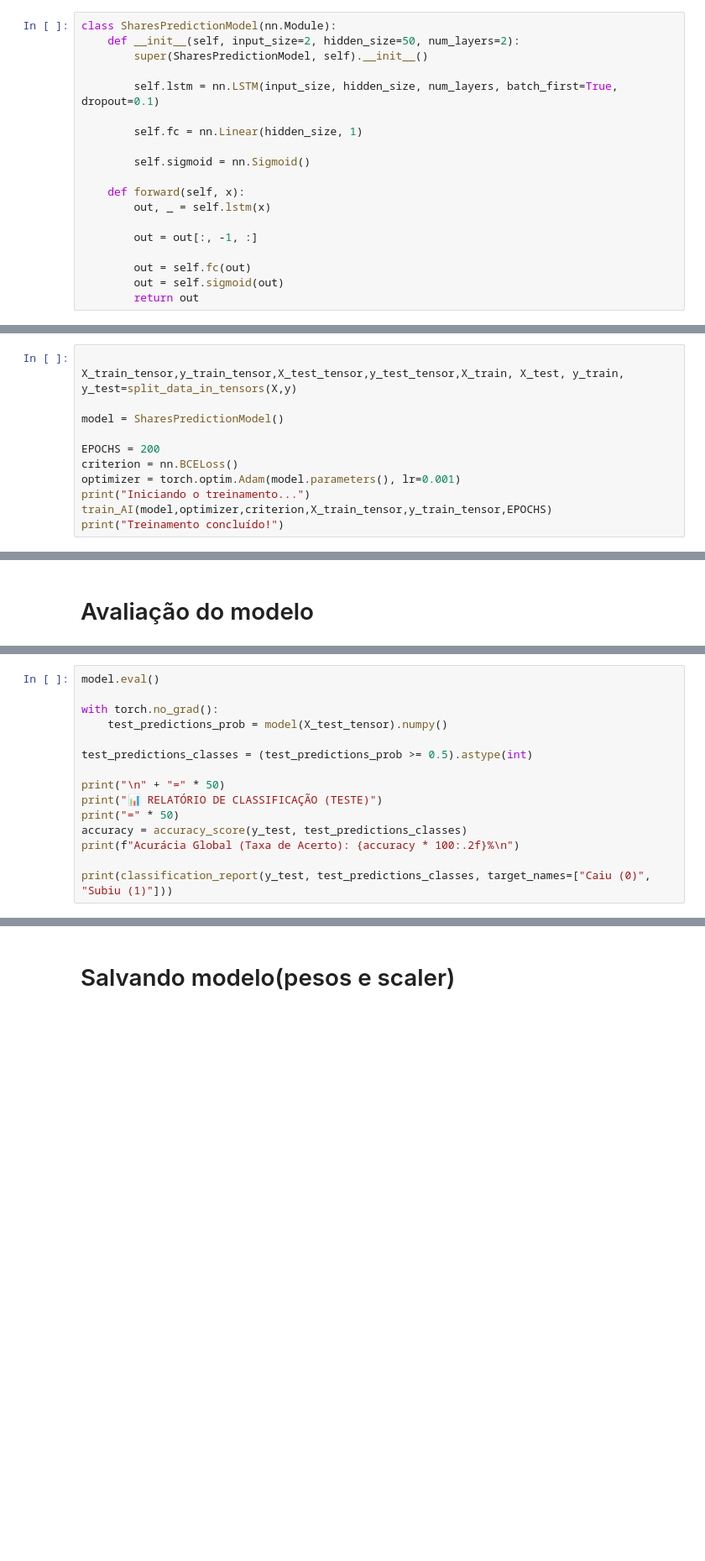
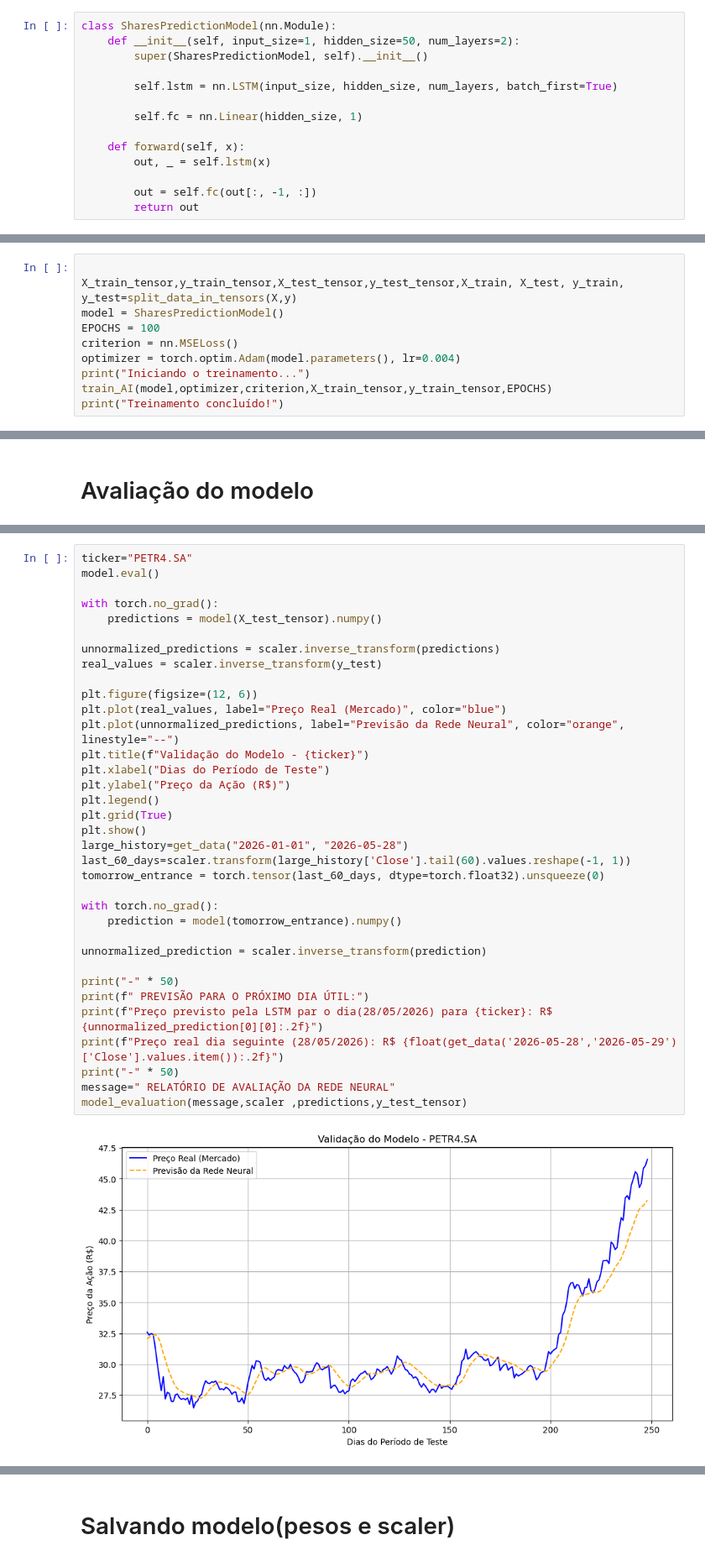
Before and after one commit to viniggj2005/TechChallenge4, a Jupyter notebook: IA-versão-final.ipynb, the cells around one changed output, grey strips where cells are left out. Shown at 84% size. Saved outputs shown, nothing was run; the diff lists cells and outputs as text; blank space fills up the shorter version.

```diff
--- a/IA-versão-final.ipynb
+++ b/IA-versão-final.ipynb
@@ -125,22 +115,17 @@ def train_AI(model,optimizer,criterion,X_train_tensor,y_train_tensor,epochs):
 Já no forward, explicando de maneira sucinta, é onde são feita as ligações das camadas definidas anteriormente e definido o caminho que X(janela de dias recebidos) percorre até a previsão do dia seguinte.
 # %%
 class SharesPredictionModel(nn.Module):
-    def __init__(self, input_size=2, hidden_size=50, num_layers=2):
+    def __init__(self, input_size=1, hidden_size=50, num_layers=2):
         super(SharesPredictionModel, self).__init__()
 
-        self.lstm = nn.LSTM(input_size, hidden_size, num_layers, batch_first=True, dropout=0.1)
+        self.lstm = nn.LSTM(input_size, hidden_size, num_layers, batch_first=True)
 
         self.fc = nn.Linear(hidden_size, 1)
-
-        self.sigmoid = nn.Sigmoid()
 
     def forward(self, x):
         out, _ = self.lstm(x)
 
-        out = out[:, -1, :]
-
-        out = self.fc(out)
-        out = self.sigmoid(out)
+        out = self.fc(out[:, -1, :])
         return out
 # %% [markdown]
 # Treinamento
@@ -176,12 +150,10 @@ Formato de y (Amostras, Alvo): (1345, 1)
 # %%
 
 X_train_tensor,y_train_tensor,X_test_tensor,y_test_tensor,X_train, X_test, y_train, y_test=split_data_in_tensors(X,y)
-
 model = SharesPredictionModel()
-
-EPOCHS = 200
-criterion = nn.BCELoss()
-optimizer = torch.optim.Adam(model.parameters(), lr=0.001)
+EPOCHS = 100
+criterion = nn.MSELoss()
+optimizer = torch.optim.Adam(model.parameters(), lr=0.004)
 print("Iniciando o treinamento...")
 train_AI(model,optimizer,criterion,X_train_tensor,y_train_tensor,EPOCHS)
 print("Treinamento concluído!")
@@ -213,16 +179,37 @@ Medallion Fund da Renaissance Technologies cujo o modelo tinha a acuracia de 51%
 # %%
+ticker="PETR4.SA"
 model.eval()
 
 with torch.no_grad():
-    test_predictions_prob = model(X_test_tensor).numpy()
+    predictions = model(X_test_tensor).numpy()
 
-test_predictions_classes = (test_predictions_prob >= 0.5).astype(int)
+unnormalized_predictions = scaler.inverse_transform(predictions)
+real_values = scaler.inverse_transform(y_test)
 
-print("\n" + "=" * 50)
-print("📊 RELATÓRIO DE CLASSIFICAÇÃO (TESTE)")
-print("=" * 50)
-accuracy = accuracy_score(y_test, test_predictions_classes)
-print(f"Acurácia Global (Taxa de Acerto): {accuracy * 100:.2f}%\n")
+plt.figure(figsize=(12, 6))
+plt.plot(real_values, label="Preço Real (Mercado)", color="blue")
+plt.plot(unnormalized_predictions, label="Previsão da Rede Neural", color="orange", linestyle="--")
+plt.title(f"Validação do Modelo - {ticker}")
+plt.xlabel("Dias do Período de Teste")
+plt.ylabel("Preço da Ação (R$)")
+plt.legend()
+plt.grid(True)
+plt.show()
+large_history=get_data("2026-01-01", "2026-05-28")
+last_60_days=scaler.transform(large_history['Close'].tail(60).values.reshape(-1, 1))
+tomorrow_entrance = torch.tensor(last_60_days, dtype=torch.float32).unsqueeze(0)
 
-print(classification_report(y_test, test_predictions_classes, target_names=["Caiu (0)", "Subiu (1)"]))
+with torch.no_grad():
+    prediction = model(tomorrow_entrance).numpy()
+
+unnormalized_prediction = scaler.inverse_transform(prediction)
+
+print("-" * 50)
+print(f" PREVISÃO PARA O PRÓXIMO DIA ÚTIL:")
+print(f"Preço previsto pela LSTM par o dia(28/05/2026) para {ticker}: R$ {unnormalized_prediction[0][0]:.2f}")
+print(f"Preço real dia seguinte (28/05/2026): R$ {float(get_data('2026-05-28','2026-05-29')['Close'].values.item()):.2f}")
+print("-" * 50)
+message=" RELATÓRIO DE AVALIAÇÃO DA REDE NEURAL"
+model_evaluation(message,scaler ,predictions,y_test_tensor)
 # %% [output]
+[figure, added]
```
Also changed, not shown: parts of 13 cells of this notebook, 2 other files.
